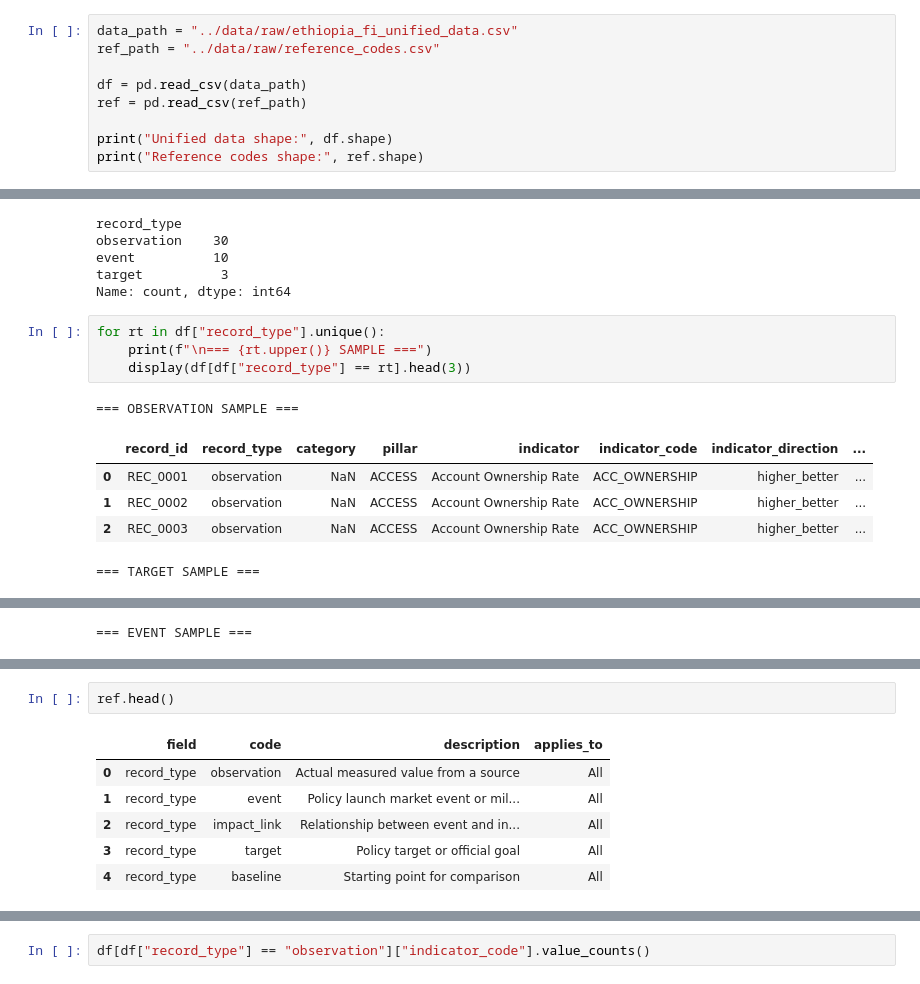
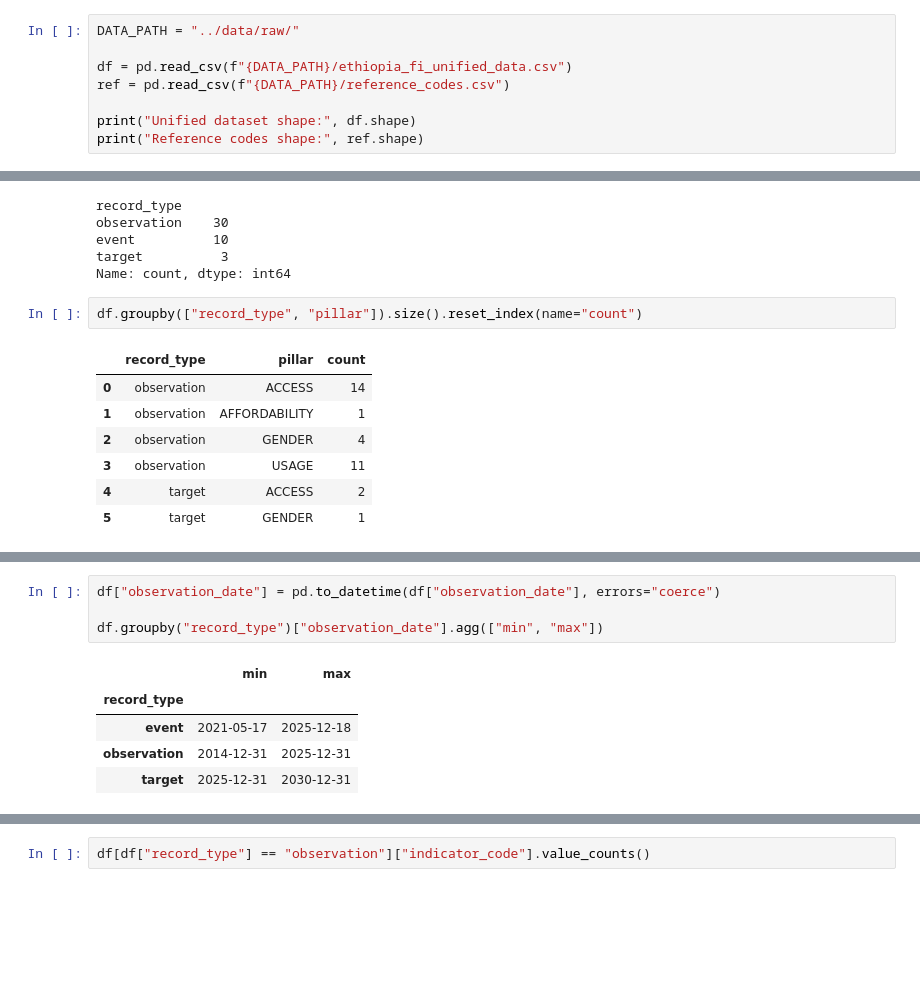
Before and after one commit to Feven777/Forecasting-Financial-Inclusion-in-Ethiopia, a Jupyter notebook: notebooks/01_data_loading_and_overview.ipynb, the cells around one changed output, grey strips where cells are left out. Drawn from its saved outputs; the diff is of its cells as text; blank space fills up the shorter version.

Commit message:
task-1: finalize data enrichment with impact links and validation

```diff
--- a/notebooks/01_data_loading_and_overview.ipynb
+++ b/notebooks/01_data_loading_and_overview.ipynb
@@ -5,12 +5,11 @@ import numpy as np
 pd.set_option("display.max_columns", None)
 pd.set_option("display.width", 120)
 # %%
-data_path = "../data/raw/ethiopia_fi_unified_data.csv"
-ref_path = "../data/raw/reference_codes.csv"
+DATA_PATH = "../data/raw/"
 
-df = pd.read_csv(data_path)
-ref = pd.read_csv(ref_path)
+df = pd.read_csv(f"{DATA_PATH}/ethiopia_fi_unified_data.csv")
+ref = pd.read_csv(f"{DATA_PATH}/reference_codes.csv")
 
-print("Unified data shape:", df.shape)
+print("Unified dataset shape:", df.shape)
 print("Reference codes shape:", ref.shape)
 # %% [output]
@@ -54,13 +58,12 @@ event          10
 target          3
 Name: count, dtype: int64
 # %%
-for rt in df["record_type"].unique():
-    print(f"\n=== {rt.upper()} SAMPLE ===")
-    display(df[df["record_type"] == rt].head(3))
+df.groupby(["record_type", "pillar"]).size().reset_index(name="count")
 # %% [output]
-=== OBSERVATION SAMPLE ===
-|  | record_id | record_type | category | pillar | indicator | indicator_code | indicator_direction | ... |
-| 0 | REC_0001 | observation | NaN | ACCESS | Account Ownership Rate | ACC_OWNERSHIP | higher_better | ... |
-| 1 | REC_0002 | observation | NaN | ACCESS | Account Ownership Rate | ACC_OWNERSHIP | higher_better | ... |
-| 2 | REC_0003 | observation | NaN | ACCESS | Account Ownership Rate | ACC_OWNERSHIP | higher_better | ... |
+|  | record_type | pillar | count |
+| 0 | observation | ACCESS | 14 |
+| 1 | observation | AFFORDABILITY | 1 |
+| 2 | observation | GENDER | 4 |
+| 3 | observation | USAGE | 11 |
+| 4 | target | ACCESS | 2 |
+| 5 | target | GENDER | 1 |
-=== TARGET SAMPLE ===
@@ -71 +69,0 @@ for rt in df["record_type"].unique():
-=== EVENT SAMPLE ===
@@ -76,10 +70,11 @@ for rt in df["record_type"].unique():
 # %%
-ref.head()
+df["observation_date"] = pd.to_datetime(df["observation_date"], errors="coerce")
+
+df.groupby("record_type")["observation_date"].agg(["min", "max"])
 # %% [output]
-|  | field | code | description | applies_to |
-| 0 | record_type | observation | Actual measured value from a source | All |
-| 1 | record_type | event | Policy launch market event or mil... | All |
-| 2 | record_type | impact_link | Relationship between event and in... | All |
-| 3 | record_type | target | Policy target or official goal | All |
-| 4 | record_type | baseline | Starting point for comparison | All |
+|  | min | max |
+| record_type |  |  |
+| event | 2021-05-17 | 2025-12-18 |
+| observation | 2014-12-31 | 2025-12-31 |
+| target | 2025-12-31 | 2030-12-31 |
 # %%
```
Also changed, not shown: parts of 14 cells of this notebook, 1 other file.
